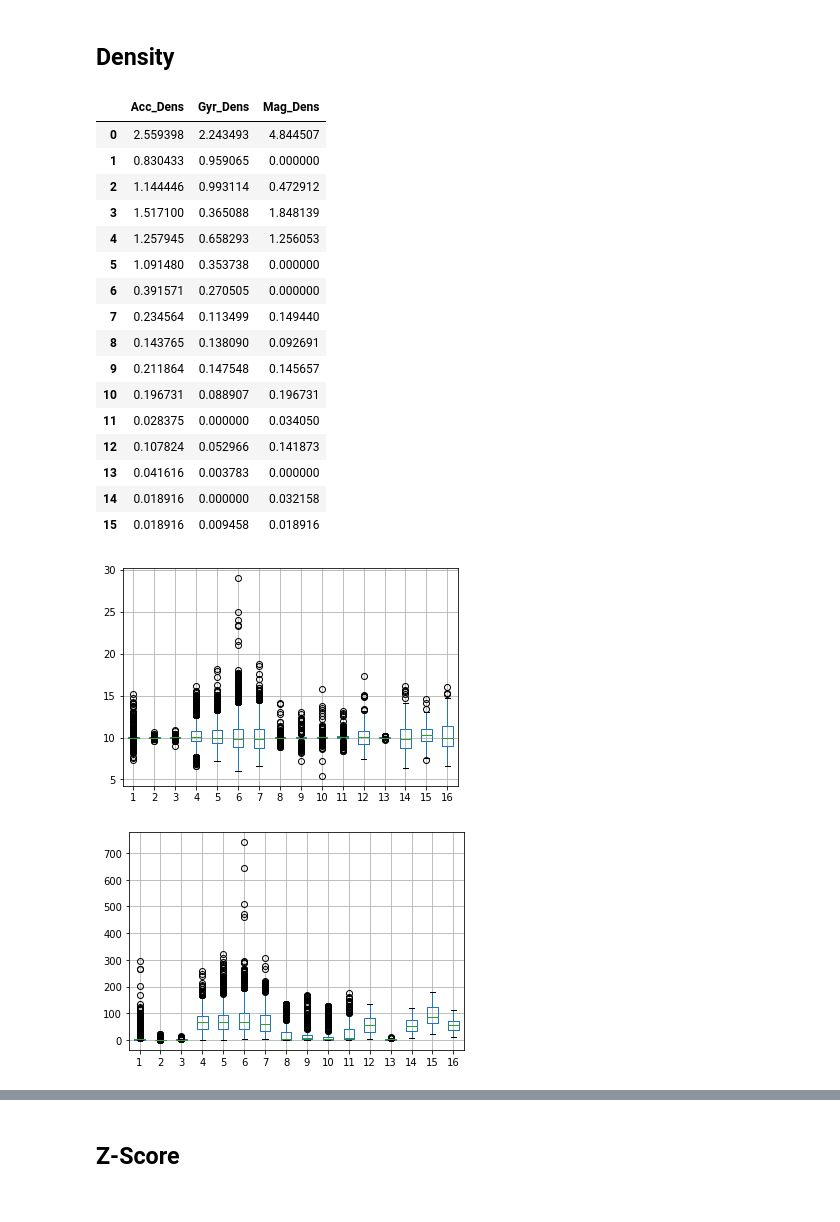
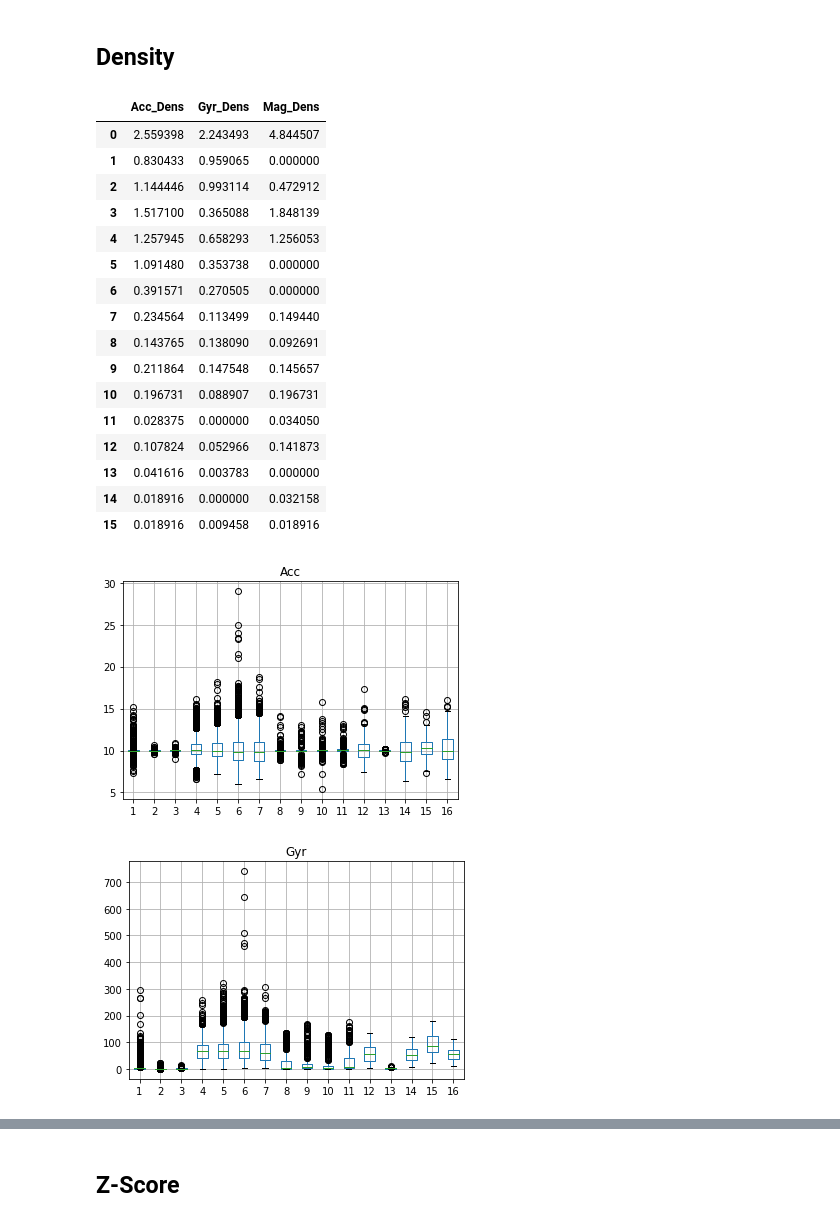
Before and after one commit to leonorcoelh0/TCD, a Jupyter notebook: Code/mainActivityNew.ipynb, the cells around one changed output, grey strips where cells are left out. Cells and saved outputs as stored; diff of their text form; code cells hidden in the pictures.

```diff
--- a/Code/mainActivityNew.ipynb
+++ b/Code/mainActivityNew.ipynb
@@ -152,33 +152,36 @@ def plotBoxplot(acc,gyr,mag,n_act=16):
 
     plt.figure()
     acc.boxplot()
+    plt.title('Acc')
 
     plt.figure()
     gyr.boxplot()
+    plt.title('Gyr')
 
     plt.figure()
     mag.boxplot()
+    plt.title('Mag')
 
     return density
 density = plotBoxplot(acc,gyr,mag)
 density
 # %% [output]
 |  | Acc_Dens | Gyr_Dens | Mag_Dens |
 | 0 | 2.559398 | 2.243493 | 4.844507 |
 | 1 | 0.830433 | 0.959065 | 0.000000 |
 | 2 | 1.144446 | 0.993114 | 0.472912 |
 | 3 | 1.517100 | 0.365088 | 1.848139 |
 | 4 | 1.257945 | 0.658293 | 1.256053 |
 | 5 | 1.091480 | 0.353738 | 0.000000 |
 | 6 | 0.391571 | 0.270505 | 0.000000 |
 | 7 | 0.234564 | 0.113499 | 0.149440 |
 | 8 | 0.143765 | 0.138090 | 0.092691 |
 | 9 | 0.211864 | 0.147548 | 0.145657 |
 | 10 | 0.196731 | 0.088907 | 0.196731 |
 | 11 | 0.028375 | 0.000000 | 0.034050 |
 | 12 | 0.107824 | 0.052966 | 0.141873 |
 | 13 | 0.041616 | 0.003783 | 0.000000 |
 | 14 | 0.018916 | 0.000000 | 0.032158 |
 | 15 | 0.018916 | 0.009458 | 0.018916 |
-[figure, old version]
+[figure, new version]
-[figure, old version]
+[figure, new version]
```
Also changed, not shown: parts of 3 cells of this notebook.
